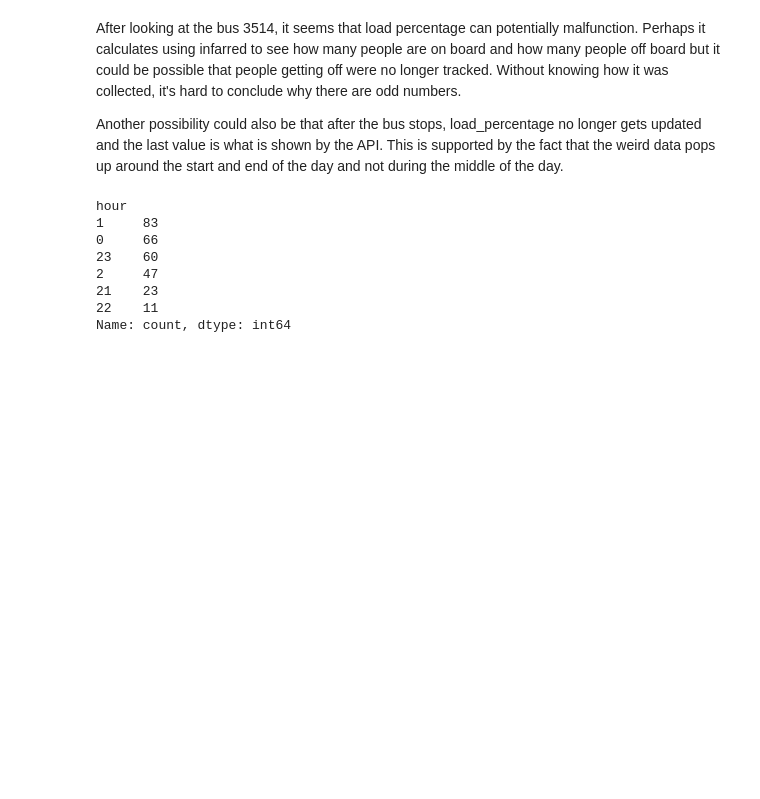
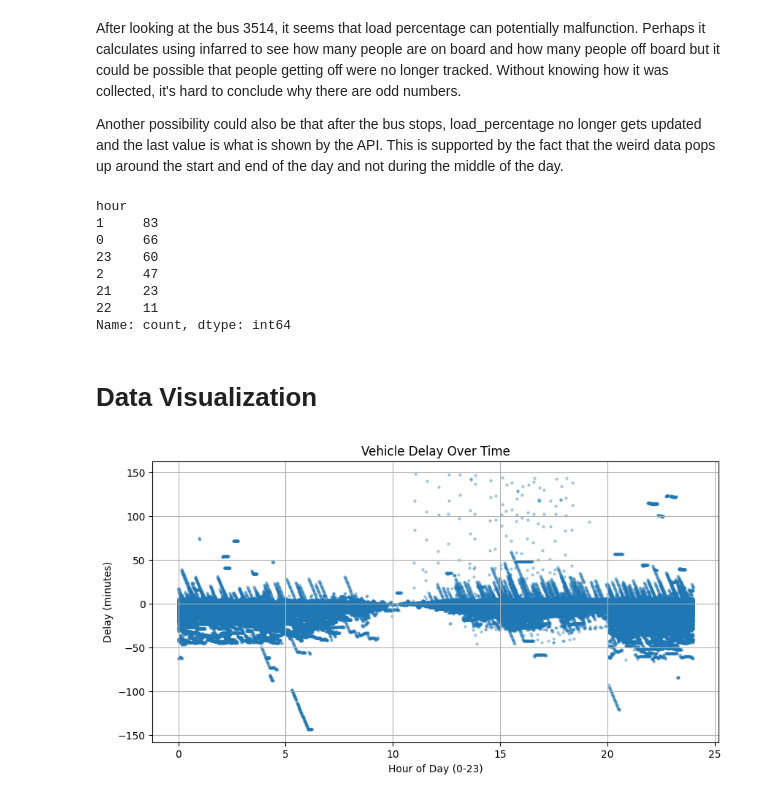
Before and after one commit to dvan2/trimet_data_project, a Jupyter notebook: notebooks/trimet.ipynb, the cells around one changed output. Saved outputs shown, nothing was run; the diff lists cells and outputs as text; code cells hidden in the pictures; blank space fills up the shorter version.

Commit message:
some graphs, filtered out 30 minutes delays

```diff
--- a/notebooks/trimet.ipynb
+++ b/notebooks/trimet.ipynb
@@ -407,3 +403,13 @@ hour
 21    23
 22    11
 Name: count, dtype: int64
+# %%
+df_clean['time_of_day'] = df_clean['collection_timestamp'].dt.time
+df_clean['hour_decimal'] = (
+    df_clean['collection_timestamp'].dt.hour +
+    df_clean['collection_timestamp'].dt.minute / 60
+)
+
+df_clean['delay_minutes'] = df_clean['delay'] / 60
+# %% [markdown]
+# Data Visualization
@@ -409,0 +418,11 @@ Name: count, dtype: int64
+# %%
+
+plt.figure(figsize = (10,5))
+plt.scatter(df_clean['hour_decimal'], df_clean['delay_minutes'], s=5, alpha = 0.3)
+plt.title('Vehicle Delay Over Time')
+plt.xlabel('Hour of Day (0-23)')
+plt.ylabel('Delay (minutes)')
+plt.grid(True)
+plt.show()
+# %% [output]
+[figure, added]
```
Also changed, not shown: parts of 10 cells of this notebook.
